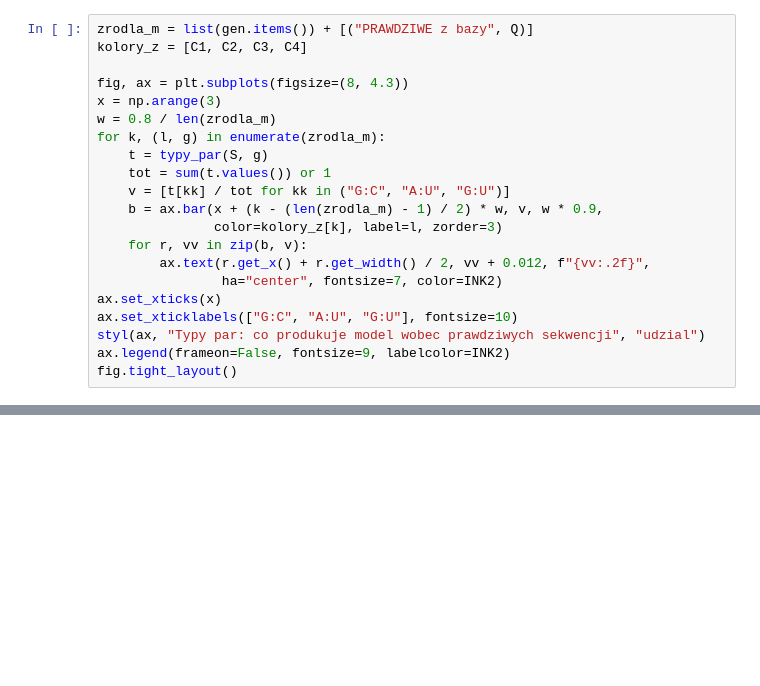
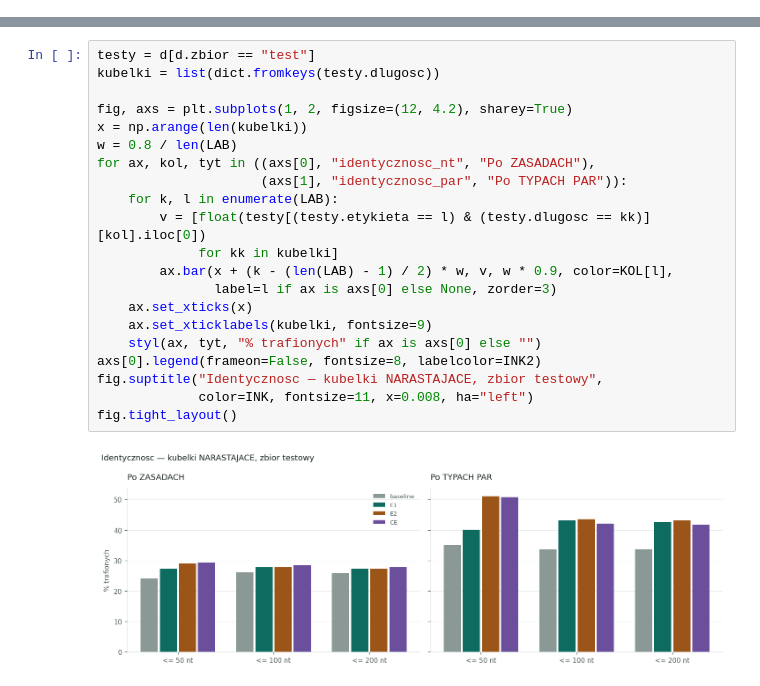
Before and after one commit to nikakoga/RNA-inverse-folding, a Jupyter notebook: notebooks/02_wyniki.ipynb, the cells around one changed output, grey strips where cells are left out. Saved outputs shown, nothing was run; the diff lists cells and outputs as text; blank space fills up the shorter version.

```diff
--- a/notebooks/02_wyniki.ipynb
+++ b/notebooks/02_wyniki.ipynb
@@ -234,21 +0,0 @@ wygenerowano dla 728 struktur testowych
-# %%
-zrodla_m = list(gen.items()) + [("PRAWDZIWE z bazy", Q)]
-kolory_z = [C1, C2, C3, C4]
-
-fig, ax = plt.subplots(figsize=(8, 4.3))
-x = np.arange(3)
-w = 0.8 / len(zrodla_m)
-for k, (l, g) in enumerate(zrodla_m):
-    t = typy_par(S, g)
-    tot = sum(t.values()) or 1
-    v = [t[kk] / tot for kk in ("G:C", "A:U", "G:U")]
-    b = ax.bar(x + (k - (len(zrodla_m) - 1) / 2) * w, v, w * 0.9,
-               color=kolory_z[k], label=l, zorder=3)
-    for r, vv in zip(b, v):
-        ax.text(r.get_x() + r.get_width() / 2, vv + 0.012, f"{vv:.2f}",
-                ha="center", fontsize=7, color=INK2)
-ax.set_xticks(x)
-ax.set_xticklabels(["G:C", "A:U", "G:U"], fontsize=10)
-styl(ax, "Typy par: co produkuje model wobec prawdziwych sekwencji", "udzial")
-ax.legend(frameon=False, fontsize=9, labelcolor=INK2)
-fig.tight_layout()
@@ -297,0 +381,23 @@ regiony-zewnetrzne         7322              0.988              0.990
+# %%
+testy = d[d.zbior == "test"]
+kubelki = list(dict.fromkeys(testy.dlugosc))
+
+fig, axs = plt.subplots(1, 2, figsize=(12, 4.2), sharey=True)
+x = np.arange(len(kubelki))
+w = 0.8 / len(LAB)
+for ax, kol, tyt in ((axs[0], "identycznosc_nt", "Po ZASADACH"),
+                     (axs[1], "identycznosc_par", "Po TYPACH PAR")):
+    for k, l in enumerate(LAB):
+        v = [float(testy[(testy.etykieta == l) & (testy.dlugosc == kk)][kol].iloc[0])
+             for kk in kubelki]
+        ax.bar(x + (k - (len(LAB) - 1) / 2) * w, v, w * 0.9, color=KOL[l],
+               label=l if ax is axs[0] else None, zorder=3)
+    ax.set_xticks(x)
+    ax.set_xticklabels(kubelki, fontsize=9)
+    styl(ax, tyt, "% trafionych" if ax is axs[0] else "")
+axs[0].legend(frameon=False, fontsize=8, labelcolor=INK2)
+fig.suptitle("Identycznosc — kubelki NARASTAJACE, zbior testowy",
+             color=INK, fontsize=11, x=0.008, ha="left")
+fig.tight_layout()
+# %% [output]
+[figure, added]
```
Also changed, not shown: parts of 42 cells of this notebook, 39 other files.
